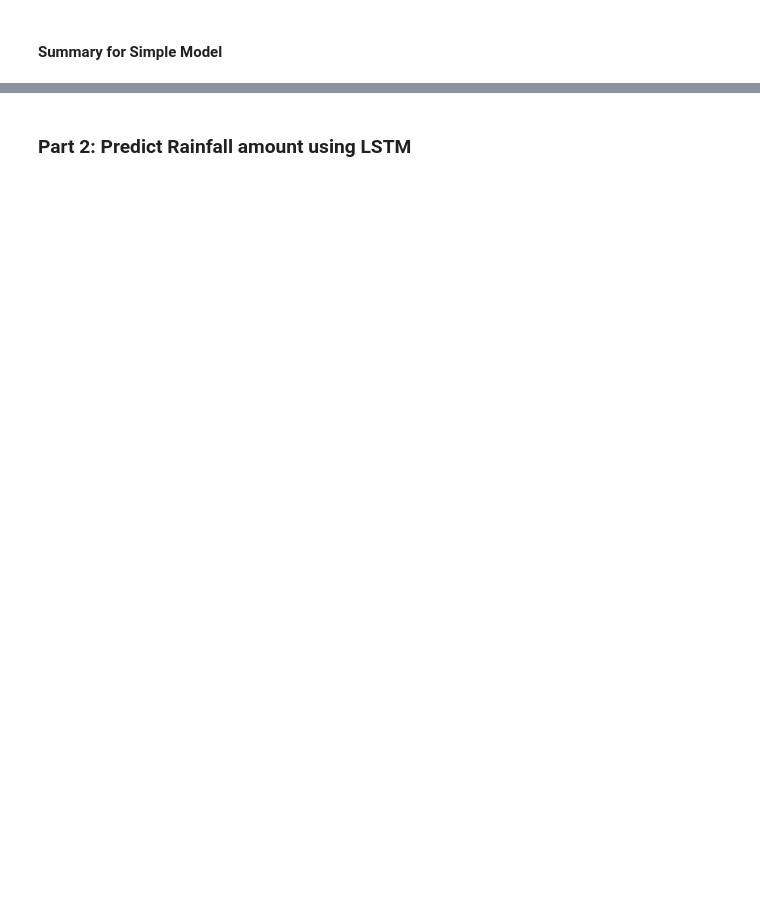
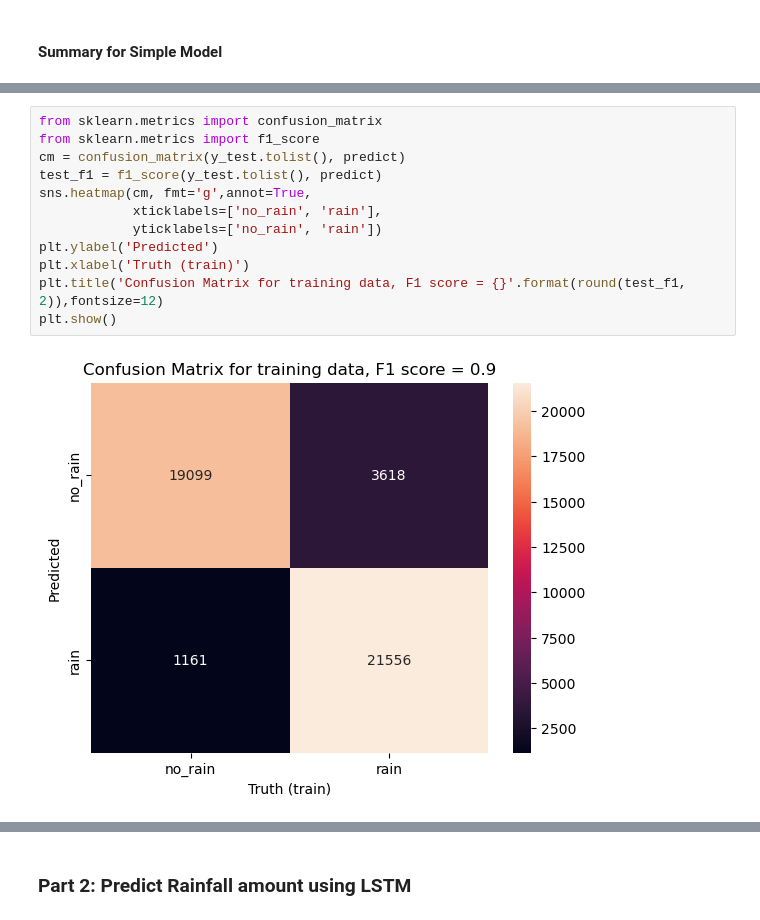
Before and after one commit to dfu2020/DTSA-5511, a Jupyter notebook: Final_Project/DTSA_5511_Final_Project_DF.ipynb, the cells around one changed output, grey strips where cells are left out. Cells and saved outputs as stored; diff of their text form; blank space fills up the shorter version.

```diff
--- a/Final_Project/DTSA_5511_Final_Project_DF.ipynb
+++ b/Final_Project/DTSA_5511_Final_Project_DF.ipynb
@@ -419,0 +467,14 @@ weighted avg       0.90      0.90      0.90     45434
+# %%
+from sklearn.metrics import confusion_matrix
+from sklearn.metrics import f1_score
+cm = confusion_matrix(y_test.tolist(), predict)
+test_f1 = f1_score(y_test.tolist(), predict)
+sns.heatmap(cm, fmt='g',annot=True,
+            xticklabels=['no_rain', 'rain'],
+            yticklabels=['no_rain', 'rain'])
+plt.ylabel('Predicted')
+plt.xlabel('Truth (train)')
+plt.title('Confusion Matrix for training data, F1 score = {}'.format(round(test_f1, 2)),fontsize=12)
+plt.show()
+# %% [output]
+[figure, added]
```
Also changed, not shown: parts of 31 cells of this notebook.
